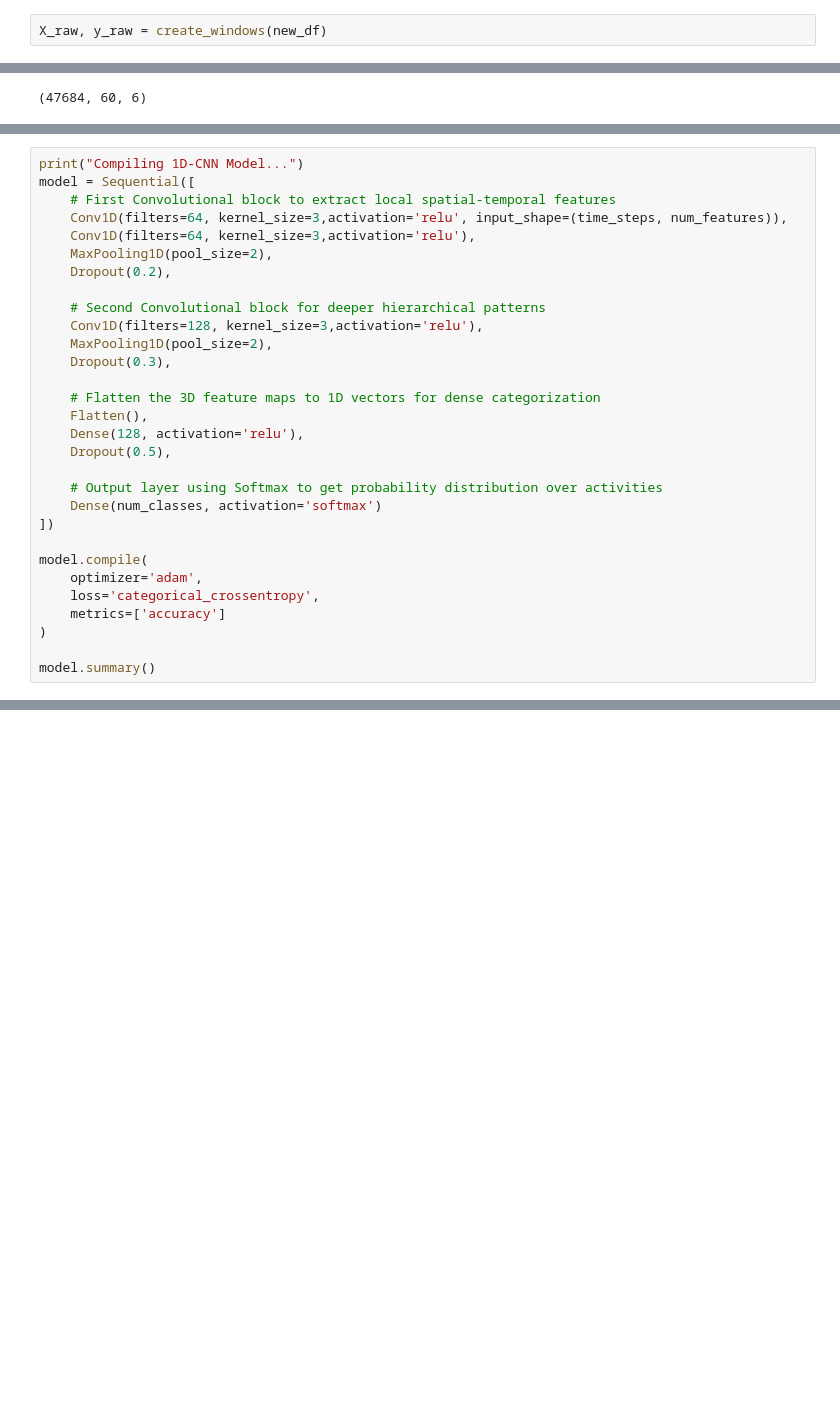
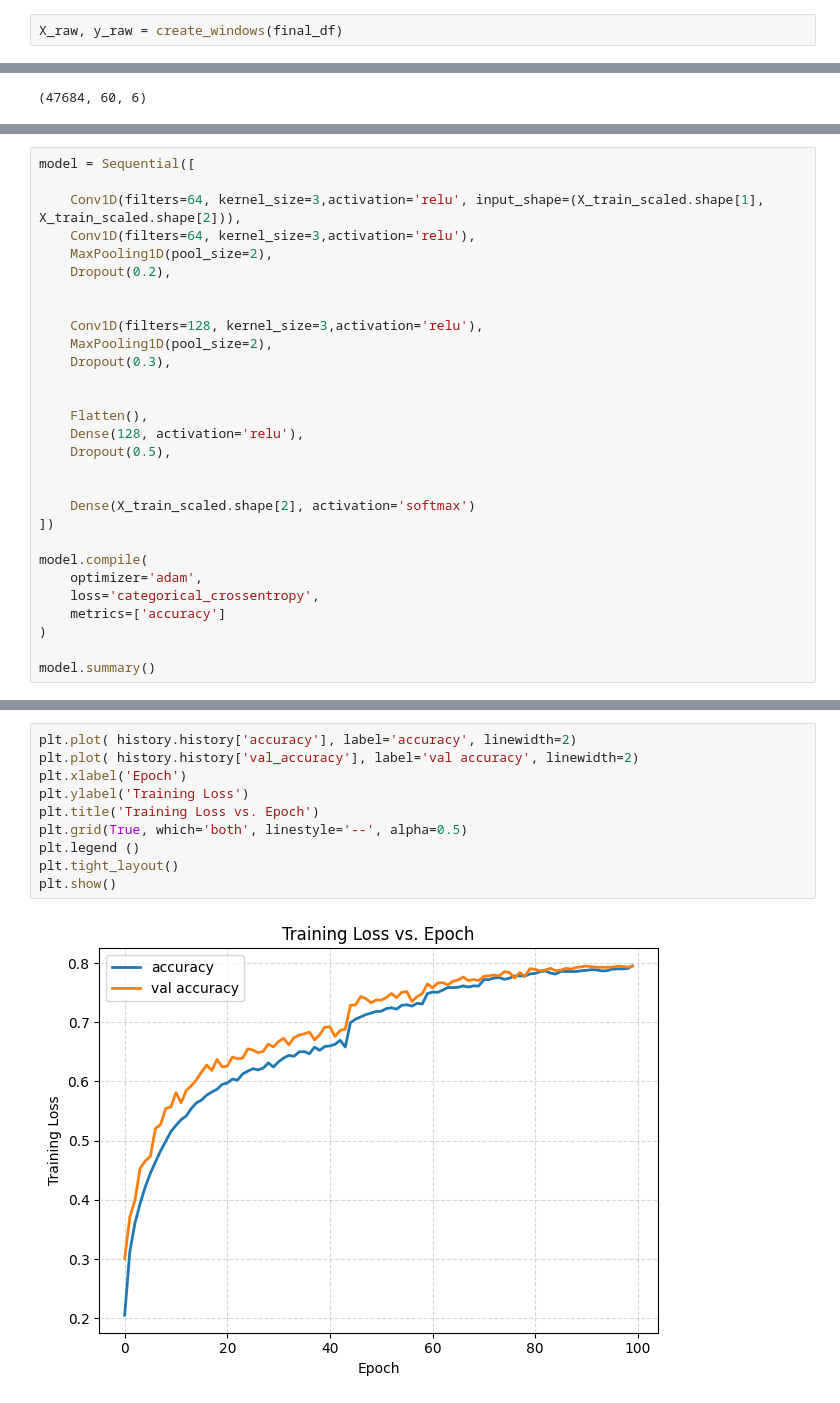
Before and after one commit to chickenosaurus5/DL-final, a Jupyter notebook: main.ipynb, the cells around one changed output, grey strips where cells are left out. Drawn from its saved outputs; the diff is of its cells as text; blank space fills up the shorter version.

```diff
--- a/main.ipynb
+++ b/main.ipynb
@@ -110,7 +271,7 @@ def create_windows(dataframe, window_size=60, step_size=60):
 
     return np.array(X_list), np.array(y_list)
 # %%
-X_raw, y_raw = create_windows(new_df)
+X_raw, y_raw = create_windows(final_df)
 # %%
 X_raw.shape
 # %% [output]
@@ -190,24 +331,23 @@ np.unique(y_encoded, return_counts=True)
 # %%
-print("Compiling 1D-CNN Model...")
 model = Sequential([
-    # First Convolutional block to extract local spatial-temporal features
-    Conv1D(filters=64, kernel_size=3,activation='relu', input_shape=(time_steps, num_features)),
+
+    Conv1D(filters=64, kernel_size=3,activation='relu', input_shape=(X_train_scaled.shape[1], X_train_scaled.shape[2])),
     Conv1D(filters=64, kernel_size=3,activation='relu'),
     MaxPooling1D(pool_size=2),
     Dropout(0.2),
 
-    # Second Convolutional block for deeper hierarchical patterns
+
     Conv1D(filters=128, kernel_size=3,activation='relu'),
     MaxPooling1D(pool_size=2),
     Dropout(0.3),
 
-    # Flatten the 3D feature maps to 1D vectors for dense categorization
+
     Flatten(),
     Dense(128, activation='relu'),
     Dropout(0.5),
 
-    # Output layer using Softmax to get probability distribution over activities
-    Dense(num_classes, activation='softmax')
+
+    Dense(X_train_scaled.shape[2], activation='softmax')
 ])
 
 model.compile(
@@ -347,0 +494,12 @@ weighted avg       0.80      0.80      0.80     14306
+# %%
+plt.plot( history.history['accuracy'], label='accuracy', linewidth=2)
+plt.plot( history.history['val_accuracy'], label='val accuracy', linewidth=2)
+plt.xlabel('Epoch')
+plt.ylabel('Training Loss')
+plt.title('Training Loss vs. Epoch')
+plt.grid(True, which='both', linestyle='--', alpha=0.5)
+plt.legend ()
+plt.tight_layout()
+plt.show()
+# %% [output]
+[figure, added]
```
Also changed, not shown: parts of 63 cells of this notebook.
